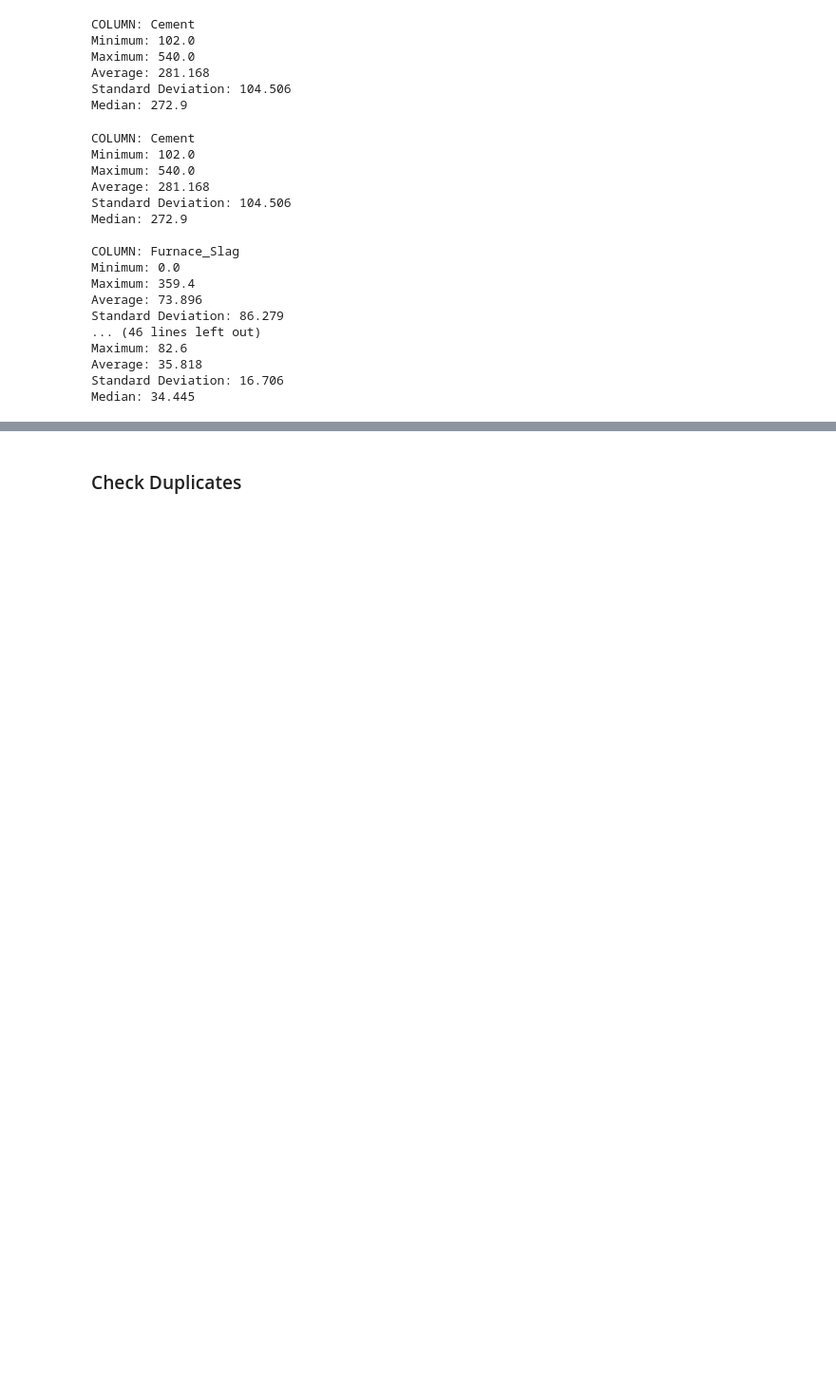
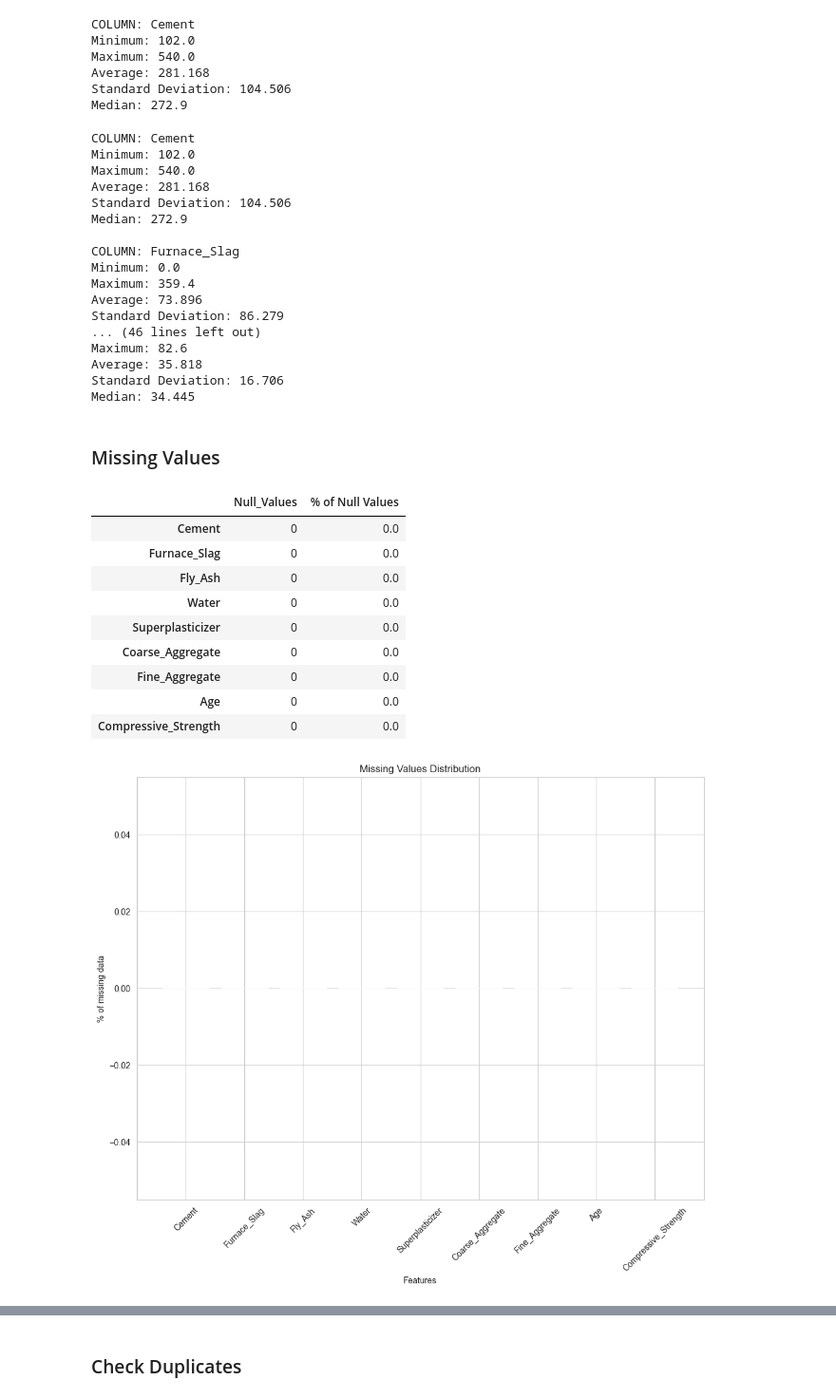
Before and after one commit to Vamshi-Munukuntla/Concrete_Strength_Prediction, a Jupyter notebook: EDA_Files/00_Concrete.ipynb, the cells around one changed output, grey strips where cells are left out. Shown at 95% size. Cells and saved outputs as stored; diff of their text form; code cells hidden in the pictures; blank space fills up the shorter version.

```diff
--- a/EDA_Files/00_Concrete.ipynb
+++ b/EDA_Files/00_Concrete.ipynb
@@ -277,3 +277,60 @@ Maximum: 82.6
 Average: 35.818
 Standard Deviation: 16.706
 Median: 34.445
+# %% [markdown]
+### Missing Values
+# %%
+def missing_values_columns(data, plotting=True):
+
+    # Total number of missing values per column
+    null_values = data.isna().sum().sort_values(ascending=False)
+
+    # mean of missing values per column
+    null_counts = data.isna().mean().sort_values(ascending=False)
+
+    # percentage of missing values per column
+    percentage_of_null_values = round(null_counts*100, 3)
+
+    # Creating a dataframe with number of missing values and its percentage
+    missing_values = pd.DataFrame({"Null_Values":null_values,
+                                 "% of Null Values": percentage_of_null_values})
+
+    # plotting missing values
+    if plotting:
+        n_columns = len(data.columns)
+        column_width = 1
+        aspect_ratio = 1.5
+        fig_width = n_columns * column_width
+        fig_height = fig_width / aspect_ratio
+        fig, ax = plt.subplots(figsize=(fig_width+3, fig_height+3))
+
+        ax.bar(np.arange(len(null_counts)), percentage_of_null_values)
+        ax.set_xticks(np.arange(len(null_counts)),
+                      null_counts.index,
+                      rotation='45')
+        ax.set_xlabel('Features')
+        ax.set_ylabel('% of missing data')
+        ax.set_title('Missing Values Distribution')
+
+        # Add values on the top of the bar
+        for i, v in enumerate(percentage_of_null_values):
+            if v == 0:
+                None
+            else:
+                plt.text(i, v+0.1, str(round(v,1))+' %', ha='center', va='bottom')
+
+    return missing_values
+# %%
+missing_values_columns(df)
+# %% [output]
+|  | Null_Values | % of Null Values |
+| Cement | 0 | 0.0 |
+| Furnace_Slag | 0 | 0.0 |
+| Fly_Ash | 0 | 0.0 |
+| Water | 0 | 0.0 |
+| Superplasticizer | 0 | 0.0 |
+| Coarse_Aggregate | 0 | 0.0 |
+| Fine_Aggregate | 0 | 0.0 |
+| Age | 0 | 0.0 |
+| Compressive_Strength | 0 | 0.0 |
+[figure, added]
```
Also changed, not shown: parts of 17 cells of this notebook, 34 other files.
